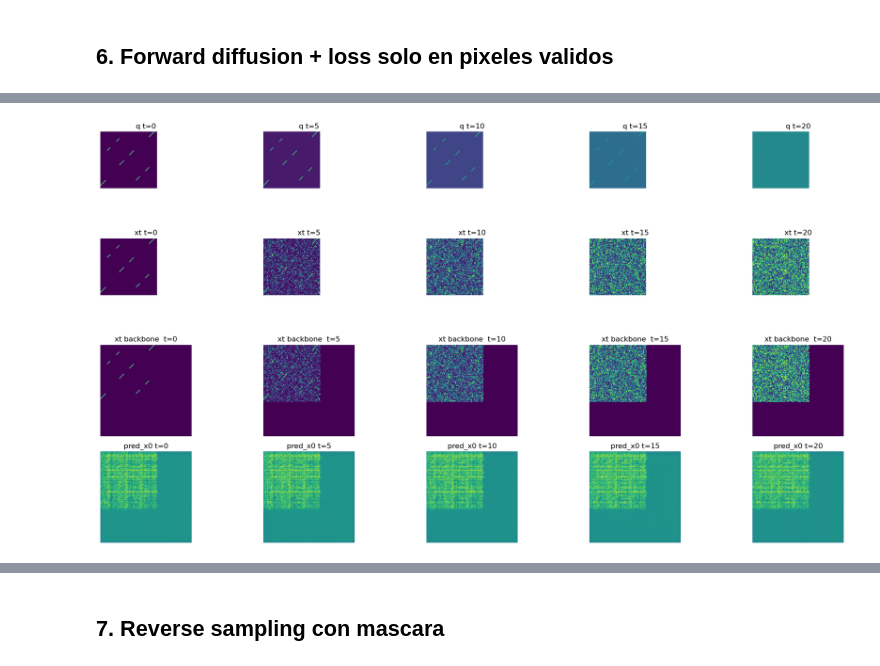
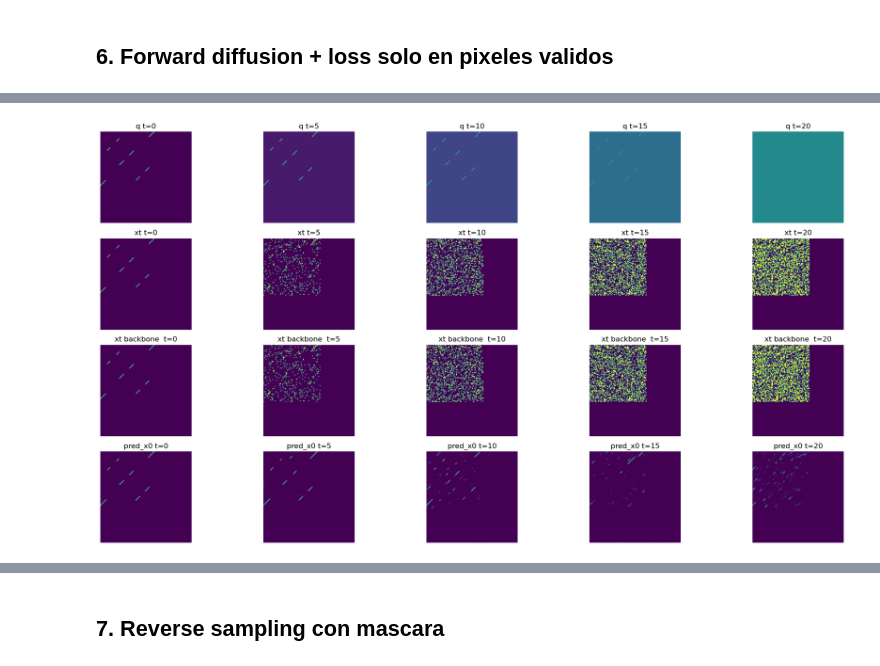
Before and after one commit to gkulemeyer/RNADiffusion, a Jupyter notebook: archive/fix_padding.ipynb, the cells around one changed output, grey strips where cells are left out. Cells and saved outputs as stored; diff of their text form; code cells hidden in the pictures.

```diff
--- a/archive/fix_padding.ipynb
+++ b/archive/fix_padding.ipynb
@@ -553,9 +390,9 @@ mask padded pixel: tensor(False)
 # %% [markdown]
 ## 4. `q_pred` mantiene `NaN` fuera de mascara
 # %%
-# weights_path = "/home/gkulemeyer/Documents/Repos/RNADiffusion/logs/test_model_25ts.pt"
-# weights = tr.load(weights_path, map_location='cpu')
-# weights.keys()
+weights_path = "/home/gkulemeyer/Documents/Repos/RNADiffusion/logs/ArchiveII_test_zeropadd/sim70/t25/m64/20260325-0117_model_64_Fold0/checkpoints/best.ckpt"
+weights = tr.load(weights_path, map_location='cpu')
+# weights["state_dict"]
 # %%
 model = DiffusionModel(
     num_classes=2,
@@ -566,6 +403,12 @@ model = DiffusionModel(
     base_dim=64,
 ).eval()
 # model.load_state_dict(tr.load(weights_path, map_location='cpu'))
+# model.load_state_dict(tr.load(weights_path, map_location='cpu'))
+sd = tr.load(weights_path, map_location='cpu')
+
+sd = {k.removeprefix("model."): v for k, v in sd["state_dict"].items()}
+
+model.load_state_dict(sd)
 
 time0 = tr.tensor([0])
 q = model.q_pred(x0_real, time0)
@@ -606,16 +445,17 @@ torch.Size([1, 120, 120])
 # %%
+length = batch['length'][idx]
 time = tr.tensor([model.time_steps // 2])
 q = model.q_pred(x0_real, time)
 print(f"q shape: {q.shape}")
-xt = model.q_sample(x0_real, time, mask=mask_real)
+xt = model.q_sample(x0_real, time, lengths=[length])
 print(f"xt shape: {xt.shape}")
 raw_post = model.q_pred(x0_real, tr.clamp(time - 1, min=0)) * model.q_step(xt, time) # norm
 print(f"raw_post shape: {raw_post.shape}")
 post = model.q_posterior(x0_real, xt, time)
 print(f"post shape: {post.shape}")
-xt_backbone, cond_backbone = model._prepare_backbone_inputs(xt, cond, mask=mask_real)
-pred_x0 = model.predict_start(xt, time, cond, mask=mask_real)
-vlb = model.compute_vlb(x0_real, xt, time, cond, mask=mask_real)
+xt_backbone, cond_backbone = model._prepare_backbone_inputs(xt, cond, lengths=[length])
+pred_x0 = model.predict_start(xt, time, cond, lengths=[length])
+vlb = model.compute_vlb(x0_real, xt, time, cond, lengths=[length])
 print(xt_backbone.shape, cond_backbone.shape, pred_x0.shape)
 print('xt padded before backbone:', xt[0, seq_len, seq_len])
 print('xt padded at backbone:', xt_backbone[0, :, seq_len, seq_len])
@@ -640,24 +489,24 @@ plt.show()
 # %%
 times = [tr.tensor([t]) for t in range(0, model.time_steps, 5)]
 qt = [model.q_pred(x0_real, time_t) for time_t in times]
-xt_t = [model.q_sample(x0_real, time_t, mask=mask_real) for time_t in times]
+xt_t = [model.q_sample(x0_real, time_t, lengths=[length]) for time_t in times]
 xt_t_backbone = []
 for i, (xt, time_t) in enumerate(zip(xt_t, times)):
-    xt_backbone, _ = model._prepare_backbone_inputs(xt, cond, mask=mask_real)
+    xt_backbone, _ = model._prepare_backbone_inputs(xt, cond, lengths=[length])
     xt_t_backbone.append(xt_backbone)
-pred_t = [model.predict_start(xt_t, time_t, cond, mask=mask_real) for xt_t, time_t in zip(xt_t, times)]
+pred_t = [model.predict_start(xt_t, time_t, cond, lengths=[length]) for xt_t, time_t in zip(xt_t, times)]
 
 # plot (4, times) and show q, xt and xt_backbone, pred
 fig, axes = plt.subplots(4, len(times), figsize=(4 * len(times), 10))
 for i, time_t in enumerate(times):
     print(f" shapes: q: {qt[i].shape}, xt: {xt_t[i].shape}, xt_backbone: {xt_t_backbone[i].shape}, pred: {pred_t[i].shape}")
-    axes[0,i].imshow(qt[i][0, 0], vmin=0, vmax=1)
+    axes[0,i].imshow(qt[i][0, 1], vmin=0, vmax=1)
     axes[0, i].set_title(f'q t={time_t.item()}')
     axes[1, i].imshow(xt_t[i][0], vmin=0, vmax=1)
     axes[1, i].set_title(f'xt t={time_t.item()}')
-    axes[2, i].imshow(xt_t_backbone[i][0, 0], vmin=0, vmax=1)
+    axes[2, i].imshow(xt_t_backbone[i][0, 1], vmin=0, vmax=1)
     axes[2, i].set_title(f'xt backbone  t={time_t.item()}')
-    axes[3, i].imshow(pred_t[i][0, 0].detach().numpy(), vmin=0, vmax=1)
+    axes[3, i].imshow(pred_t[i][0, 1].detach().numpy(), vmin=0, vmax=1)
     axes[3, i].set_title(f'pred_x0 t={time_t.item()}')
 for ax in axes.flatten():
     ax.axis('off')
@@ -668,26 +522,26 @@ RuntimeError: Index put requires the source and destination dtypes match, got Fl
 # %%
 times = [tr.tensor([t]) for t in range(0, model.time_steps, 5)]
 # plot (4, times) and show q, xt and xt_backbone, pred
 fig, axes = plt.subplots(4, len(times), figsize=(4 * len(times), 10))
 for i, time_t in enumerate(times):
     qt = model.q_pred(x0_real, time_t)
-    xt_t = model.q_sample(x0_real, time_t, gumbel=True)
-    xt_t_backbone, _ = model._prepare_backbone_inputs(xt_t, cond, mask_real)
-    pred_t = model.predict_start(xt_t, time_t, cond, mask=mask_real)
+    xt_t = model.q_sample(x0_real, time_t, lengths=[length])
+    xt_t_backbone, _ = model._prepare_backbone_inputs(xt_t, cond, lengths=[length])
+    pred_t = model.predict_start(xt_t, time_t, cond, lengths=[length])
     axes[0 ,i].imshow(qt[0, 1], vmin=0, vmax=1)
     axes[0, i].set_title(f'q t={time_t.item()}')
-    axes[1, i].imshow(xt_t[0, 1], vmin=0, vmax=1)
+    axes[1, i].imshow(xt_t[0], vmin=0, vmax=1)
     axes[1, i].set_title(f'xt t={time_t.item()}')
     axes[2, i].imshow(xt_t_backbone[0, 1], vmin=0, vmax=1)
     axes[2, i].set_title(f'xt backbone  t={time_t.item()}')
     axes[3, i].imshow(pred_t[0, 1].detach().numpy(), vmin=0, vmax=1)
     axes[3, i].set_title(f'pred_x0 t={time_t.item()}')
 for ax in axes.flatten():
     ax.axis('off')
 fig.tight_layout()
 plt.show()
 # %% [output]
-[figure, old version]
+[figure, new version]
 # %%
 print('contact padded:', x0_real[0, :, seq_len, seq_len])
 print('conditioning padded:', cond[0, :4, seq_len, seq_len])
```
Also changed, not shown: parts of 22 cells of this notebook, 8 other files.
